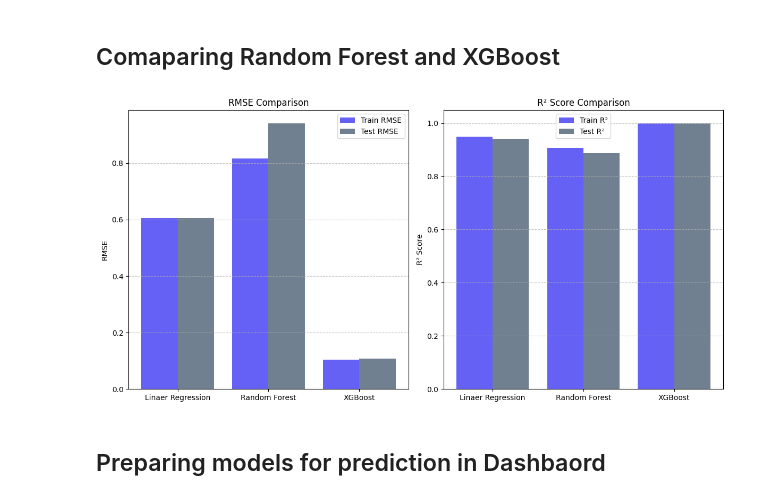
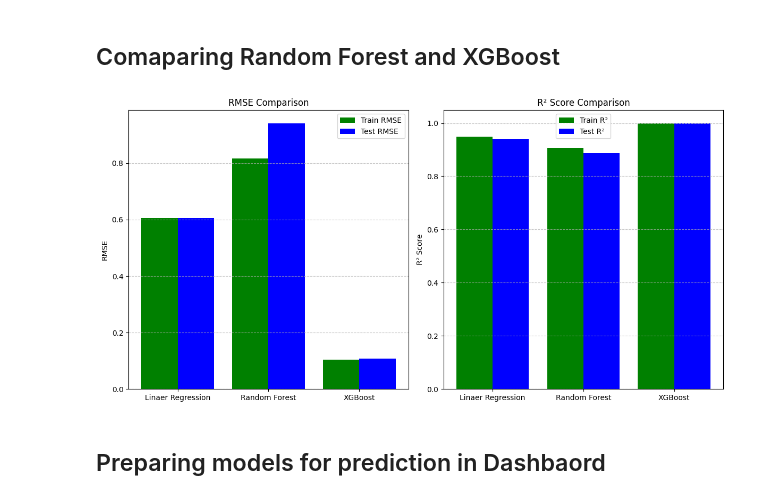
Before and after one commit to KaungSiThu-Sallius/Unemployment-Analysis-and-Prediction-in-India-and-Pakistan, a Jupyter notebook: main.ipynb, the cells around one changed output. Drawn from its saved outputs; the diff is of its cells as text; code cells hidden in the pictures.

```diff
--- a/main.ipynb
+++ b/main.ipynb
@@ -593,38 +604,38 @@ models = ['Linaer Regression', 'Random Forest', 'XGBoost']
 
 train_rmse = [lr_train_rmse, rf_train_rmse, xgb_train_rmse, ]
 test_rmse = [lr_train_rmse, rf_test_rmse, xgb_test_rmse]
 
 train_r2 = [lr_train_r2, rf_train_r2, xgb_train_r2]
 test_r2 = [lr_test_r2, rf_test_r2, xgb_test_r2]
 
 
 x = np.arange(len(models))
 
 fig, ax = plt.subplots(1, 2, figsize=(12,6))
 
-ax[0].bar(x - 0.2, train_rmse, width=0.4, label="Train RMSE", color='#6661F5')
-ax[0].bar(x + 0.2, test_rmse, width=0.4, label="Test RMSE", color='slategray')
+ax[0].bar(x - 0.2, train_rmse, width=0.4, label="Train RMSE", color='green')
+ax[0].bar(x + 0.2, test_rmse, width=0.4, label="Test RMSE", color='blue')
 ax[0].set_xticks(x)
 ax[0].set_xticklabels(models)
 ax[0].set_ylabel("RMSE")
 ax[0].set_title("RMSE Comparison")
 ax[0].legend()
 ax[0].grid(axis="y", linestyle="--", alpha=0.7)
 
 
-ax[1].bar(x - 0.2, train_r2, width=0.4, label="Train R²", color='#6661F5')
-ax[1].bar(x + 0.2, test_r2, width=0.4, label="Test R²", color='slategray')
+ax[1].bar(x - 0.2, train_r2, width=0.4, label="Train R²", color='green')
+ax[1].bar(x + 0.2, test_r2, width=0.4, label="Test R²", color='blue')
 ax[1].set_xticks(x)
 ax[1].set_xticklabels(models)
 ax[1].set_ylabel("R² Score")
 ax[1].set_title("R² Score Comparison")
 ax[1].legend()
 ax[1].grid(axis="y", linestyle="--", alpha=0.7)
 
 plt.tight_layout()
 plt.show()
 # %% [output]
-[figure, old version]
+[figure, new version]
 # %% [markdown]
 ## Preparing models for prediction in Dashbaord
 # %%
```
Also changed, not shown: parts of 2 cells of this notebook, 1 other file.
